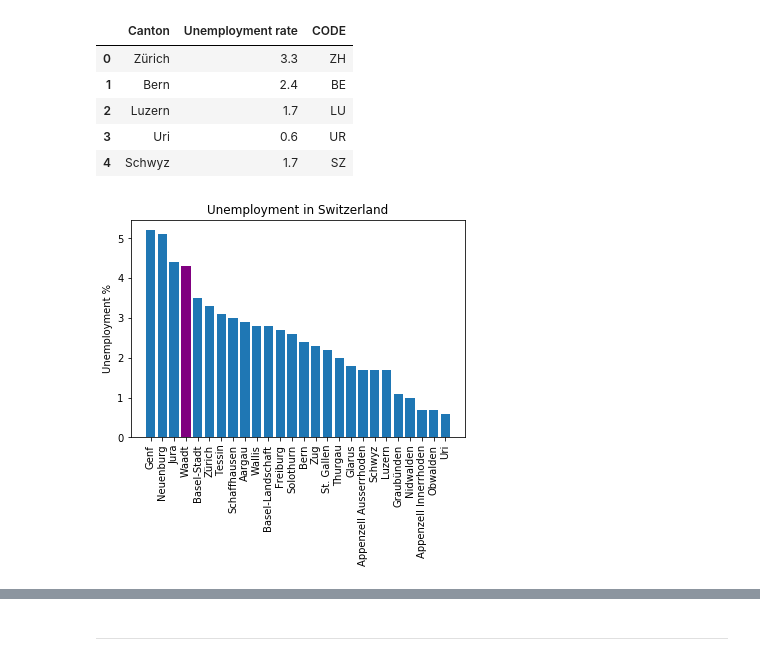
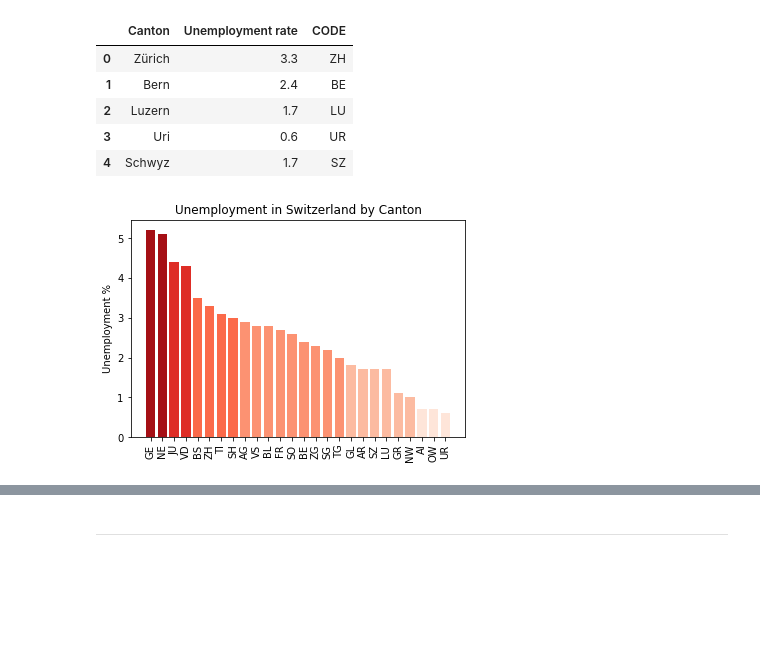
Before and after one commit to Amaumaury/ada-2017, a Jupyter notebook: Homework3.ipynb, the cells around one changed output, grey strips where cells are left out. Saved outputs shown, nothing was run; the diff lists cells and outputs as text; code cells hidden in the pictures; blank space fills up the shorter version.

```diff
--- a/Homework3.ipynb
+++ b/Homework3.ipynb
@@ -67,16 +67,10 @@ import matplotlib.pyplot as plt
 ue_df = pd.read_csv('lfsq_urgan_1_Data.csv', header = 0)
 
 # keep only 2017Q2 rate (the newest one)
-ue_df = ue_df[ue_df['TIME'] == '2017Q2' ]
-
-# keep only TOTAL
-ue_df = ue_df[ue_df['SEX'] == 'Total' ]
-
+# keep only TOTAL (exclude sex)
 # KEEP only GEO and VALUE information
-ue_df = ue_df[['GEO', 'Value']]
-
-# delete the staticts for European union as a whole
-ue_df = ue_df[6:];
+# delete the staticts for European union as a whole (first 6)
+ue_df = ue_df[ue_df['TIME'] == '2017Q2' ][ue_df['SEX'] == 'Total' ][['GEO', 'Value']][6:]
 
 ue_df.head()
 # %% [output]
@@ -161,17 +178,34 @@ swiss_df.head()
 | 3 | Uri | 0.6 | UR |
 | 4 | Schwyz | 1.7 | SZ |
 # %%
+colors_swiss = ['#fee5d9', '#fcbba1', '#fc9272', '#fb6a4a', '#de2d26', '#a50f15']
+thresh_swiss = [1.0      , 2.0      , 3.0      , 4.0      , 5.0      , 6.0     , 7, 8]
+
+def unemployment_colors_swiss(state):
+    """Maps Unemplpoyment value with colors."""
+    val = swiss_df[swiss_df['CODE'] == state]['Unemployment rate']
+    val = np.squeeze(val)
+    length = len(colors_swiss)
+    for i in range(0, length-1):
+        if val < thresh_swiss[i]:
+            return colors_swiss[i]
+    return  colors_swiss[length-1]
+
 plt.figure(1)
 swiss_df.sort_values(['Unemployment rate'], ascending = False, inplace=True)
 values = swiss_df['Unemployment rate'].values
 length = len(values)
-names = swiss_df['Canton'].values
+names = swiss_df['CODE'].values
 plt.bar(range(0,length), values)
 plt.bar(3,values[3], color='purple') # set CH to purple
 plt.xticks(range(0,length), names, rotation=90)
+for i in range(0, length):
+    nm = np.squeeze(swiss_df[swiss_df['CODE'] == names[i]]['CODE']);
+    color = unemployment_colors_swiss(nm)
+    plt.bar(i,values[i], color=unemployment_colors_swiss(nm))
 plt.ylabel('Unemployment %')
-plt.title('Unemployment in Switzerland')
+plt.title('Unemployment in Switzerland by Canton')
 plt.show()
 # %% [output]
-[figure, old version]
+[figure, new version]
 # %%
```
Also changed, not shown: parts of 5 cells of this notebook, 4 other files.
